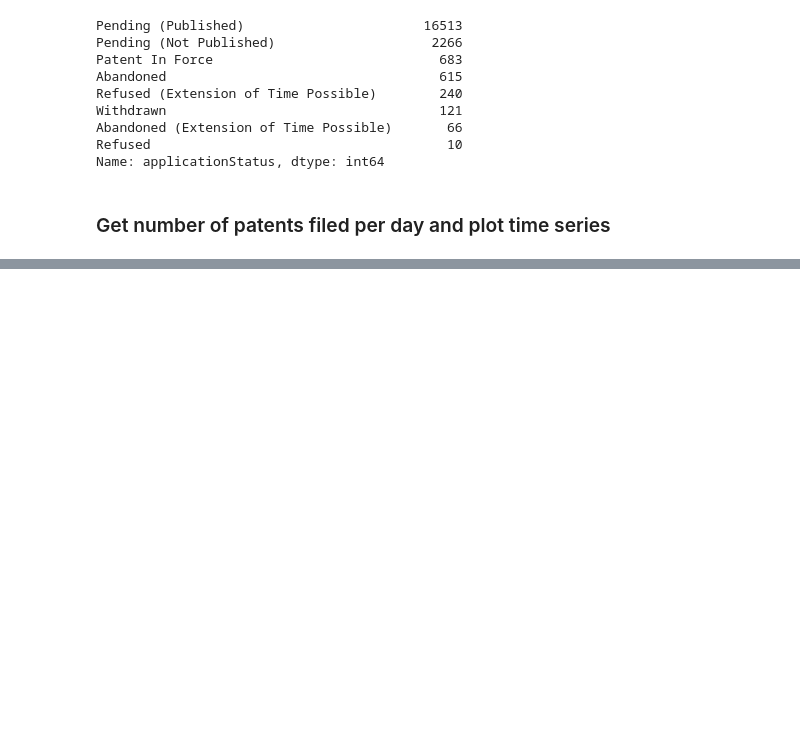
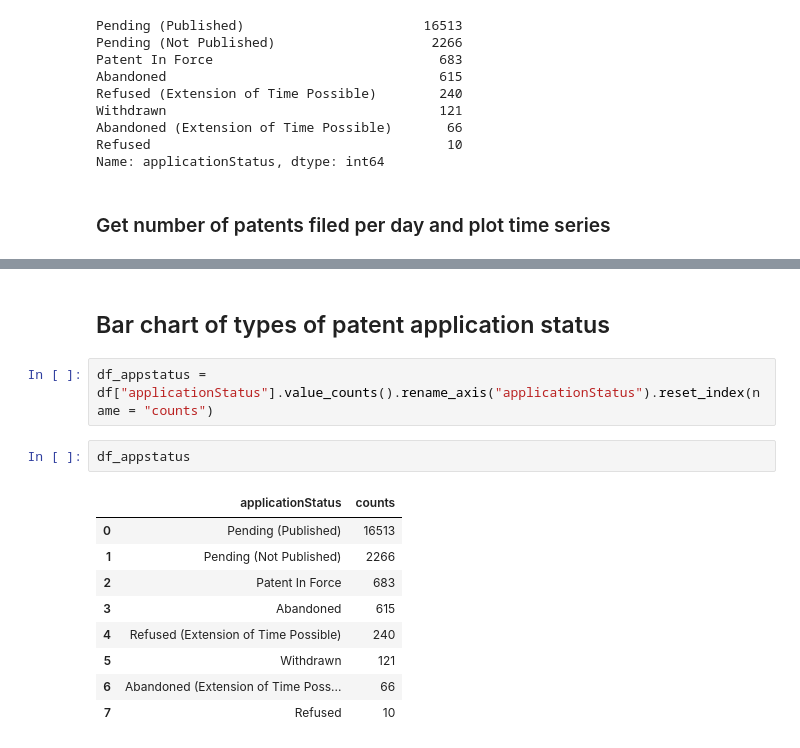
Before and after one commit to TristanKoh/sg-patents-dashboard, a Jupyter notebook: Code/EDA.ipynb, the cells around one changed output, grey strips where cells are left out. Saved outputs shown, nothing was run; the diff lists cells and outputs as text; blank space fills up the shorter version.

```diff
--- a/Code/EDA.ipynb
+++ b/Code/EDA.ipynb
@@ -83,3 +59,19 @@ plt.title("Time series of number of patents filed from 10 September 2018 to 1 Se
 # %% [output]
 Text(0.5, 1.0, 'Time series of number of patents filed from 10 September 2018 to 1 September 2020')
 [figure]
+# %% [markdown]
+## Bar chart of types of patent application status
+# %%
+df_appstatus = df["applicationStatus"].value_counts().rename_axis("applicationStatus").reset_index(name = "counts")
+# %%
+df_appstatus
+# %% [output]
+|  | applicationStatus | counts |
+| 0 | Pending (Published) | 16513 |
+| 1 | Pending (Not Published) | 2266 |
+| 2 | Patent In Force | 683 |
+| 3 | Abandoned | 615 |
+| 4 | Refused (Extension of Time Possible) | 240 |
+| 5 | Withdrawn | 121 |
+| 6 | Abandoned (Extension of Time Poss... | 66 |
+| 7 | Refused | 10 |
```
Also changed, not shown: parts of 7 cells of this notebook, 3 other files.
